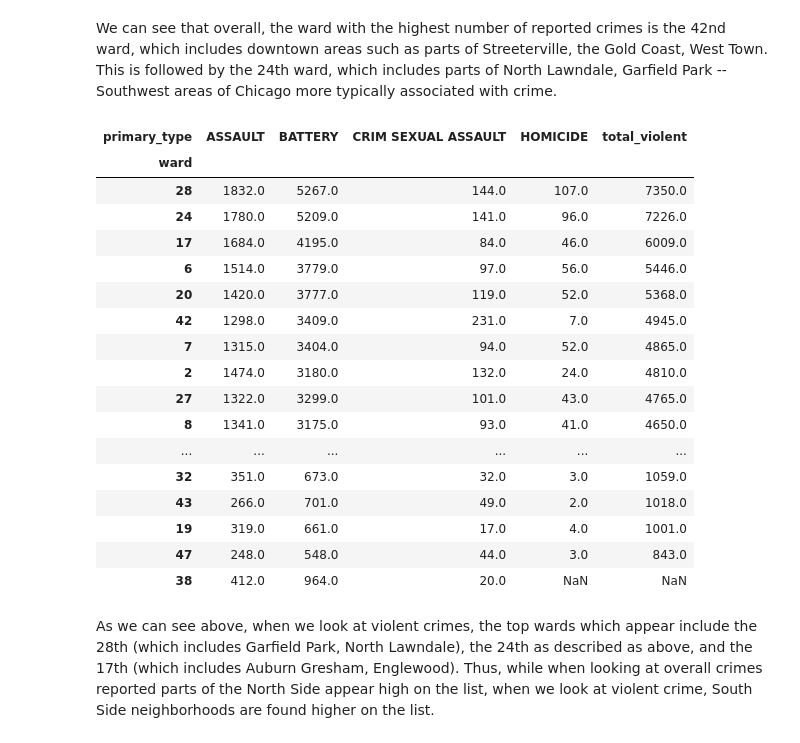
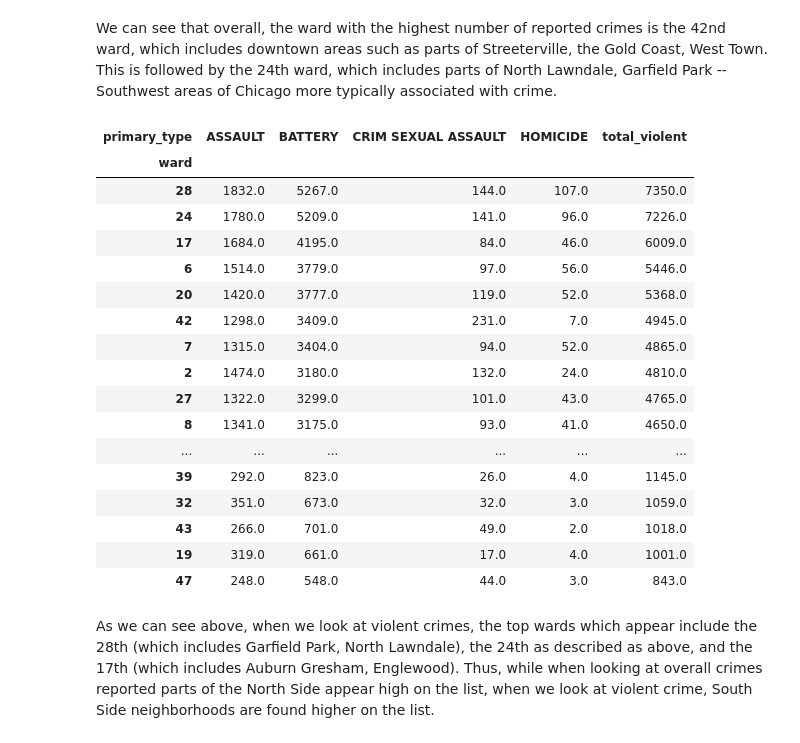
Before and after one commit to alliecollins/ML, a Jupyter notebook: homework_1_Q1.ipynb, the cells around one changed output. Cells and saved outputs as stored; diff of their text form; code cells hidden in the pictures.

```diff
--- a/homework_1_Q1.ipynb
+++ b/homework_1_Q1.ipynb
@@ -129,29 +129,30 @@ We can see that overall, the ward with the highest number of reported crimes is
 # %%
 #Select for violent crimes, defined as assault, battery, criminal sexual assault, homicide
 results_df = results_df.loc[results_df["primary_type"].isin(['ASSAULT','BATTERY','CRIM SEXUAL ASSAULT','HOMICIDE'])]
 ward_year = results_df.groupby(["ward","primary_type"]).size()
 ward_year = ward_year.unstack()
+ward_year.fillna(0.0,inplace=True)
 ward_year['total_violent'] = ward_year['ASSAULT'] + ward_year['BATTERY'] + ward_year['CRIM SEXUAL ASSAULT'] + ward_year['HOMICIDE']
 ward_year_sorted = ward_year.sort_values(by='total_violent',ascending=False)
 ward_year_sorted
 # %% [output]
 | primary_type | ASSAULT | BATTERY | CRIM SEXUAL ASSAULT | HOMICIDE | total_violent |
 | ward |  |  |  |  |  |
 | 28 | 1832.0 | 5267.0 | 144.0 | 107.0 | 7350.0 |
 | 24 | 1780.0 | 5209.0 | 141.0 | 96.0 | 7226.0 |
 | 17 | 1684.0 | 4195.0 | 84.0 | 46.0 | 6009.0 |
 | 6 | 1514.0 | 3779.0 | 97.0 | 56.0 | 5446.0 |
 | 20 | 1420.0 | 3777.0 | 119.0 | 52.0 | 5368.0 |
 | 42 | 1298.0 | 3409.0 | 231.0 | 7.0 | 4945.0 |
 | 7 | 1315.0 | 3404.0 | 94.0 | 52.0 | 4865.0 |
 | 2 | 1474.0 | 3180.0 | 132.0 | 24.0 | 4810.0 |
 | 27 | 1322.0 | 3299.0 | 101.0 | 43.0 | 4765.0 |
 | 8 | 1341.0 | 3175.0 | 93.0 | 41.0 | 4650.0 |
 | ... | ... | ... | ... | ... | ... |
+| 39 | 292.0 | 823.0 | 26.0 | 4.0 | 1145.0 |
 | 32 | 351.0 | 673.0 | 32.0 | 3.0 | 1059.0 |
 | 43 | 266.0 | 701.0 | 49.0 | 2.0 | 1018.0 |
 | 19 | 319.0 | 661.0 | 17.0 | 4.0 | 1001.0 |
 | 47 | 248.0 | 548.0 | 44.0 | 3.0 | 843.0 |
-| 38 | 412.0 | 964.0 | 20.0 | NaN | NaN |
 # %% [markdown]
 As we can see above, when we look at violent crimes, the top wards which appear include the 28th (which includes Garfield Park, North Lawndale), the 24th as described as above, and the 17th (which includes Auburn Gresham, Englewood). Thus, while when looking at overall crimes reported parts of the North Side appear high on the list, when we look at violent crime, South Side neighborhoods are found higher on the list.
```
Also changed, not shown: 1 other file.
